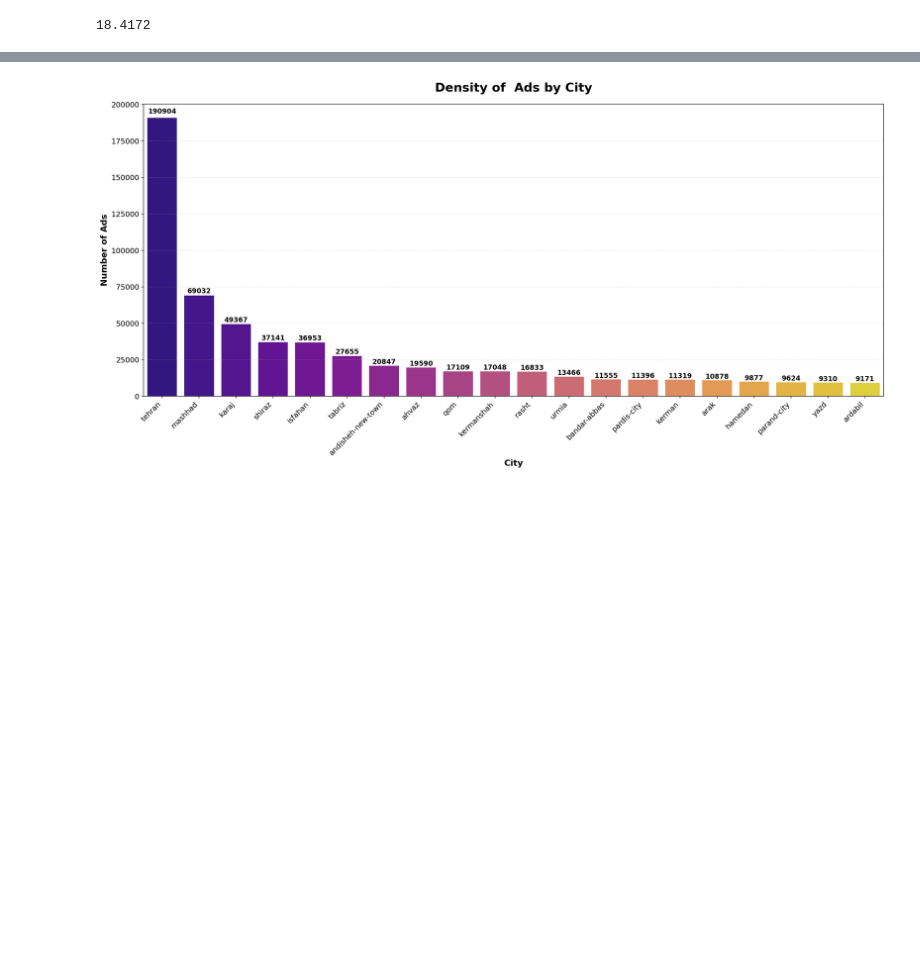
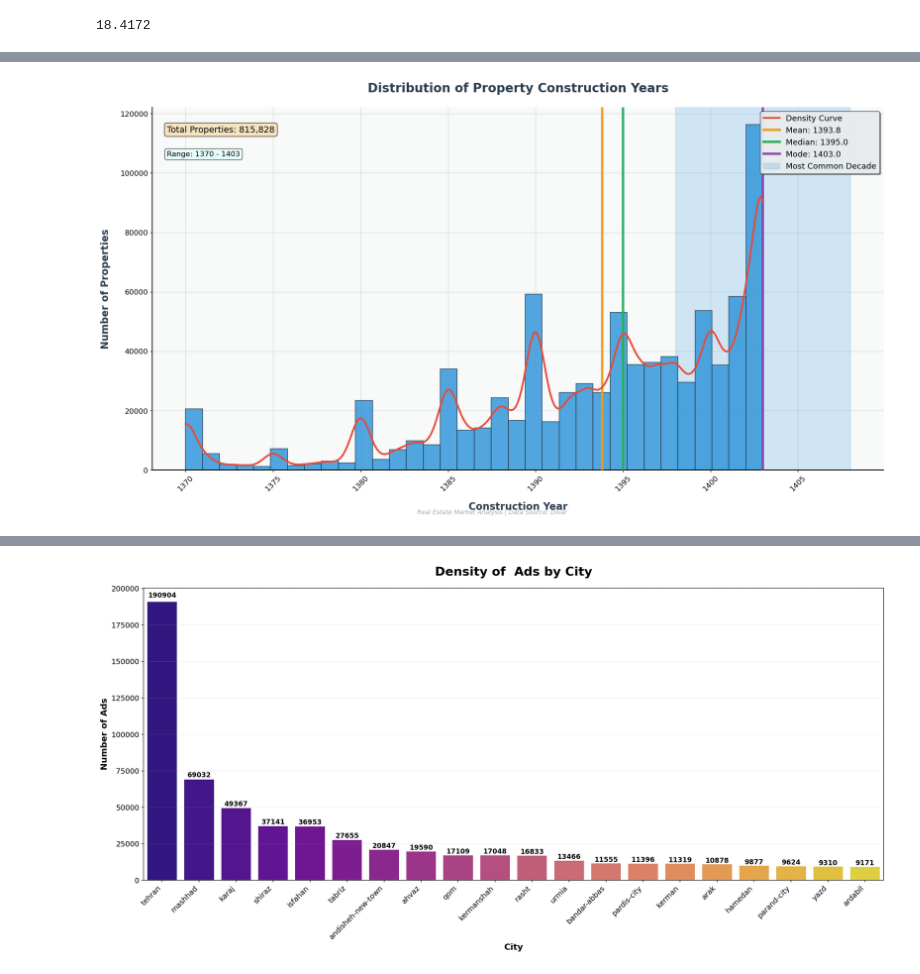
Before and after one commit to Quera-Project/Quera-BootCamp-Al, a Jupyter notebook: NoteBooks/01_statistical_Analysis.ipynb, the cells around one changed output, grey strips where cells are left out. Drawn from its saved outputs; the diff is of its cells as text; code cells hidden in the pictures; blank space fills up the shorter version.

```diff
--- a/NoteBooks/01_statistical_Analysis.ipynb
+++ b/NoteBooks/01_statistical_Analysis.ipynb
@@ -447,0 +290,86 @@ plt.show()
+# %%
+# Part 2: Enhanced Construction Year Distribution Visualization
+
+from scipy.stats import gaussian_kde
+plt.figure(figsize=(18, 10))
+
+# Prepare data
+clean_data = df['construction_year'].dropna()
+mean_year = clean_data.mean()
+median_year = clean_data.median()
+mode_year = clean_data.mode().iloc[0]
+
+# Create histogram with a more refined color scheme
+n, bins, patches = plt.hist(clean_data, bins=34, color='#3498DB', alpha=0.85,
+                            edgecolor='#2C3E50', linewidth=1.2, zorder=2,
+                            density=False)
+
+# Add a KDE curve for smoother distribution visualization
+kde = gaussian_kde(clean_data)
+x_range = np.linspace(clean_data.min(), clean_data.max(), 300)
+kde_values = kde(x_range) * len(clean_data) * \
+    (bins[1] - bins[0])  # Scale to match histogram
+plt.plot(x_range, kde_values, color='#E74C3C',
+         linewidth=3, label='Density Curve', zorder=4)
+
+# Customize the plot with better styling
+plt.title('Distribution of Property Construction Years',
+          fontsize=20, fontweight='bold', pad=25, color='#2C3E50')
+plt.xlabel('Construction Year', fontsize=16,
+           fontweight='semibold', color='#2C3E50', labelpad=15)
+plt.ylabel('Number of Properties', fontsize=16,
+           fontweight='semibold', color='#2C3E50', labelpad=15)
+
+# Add vertical lines for statistics with improved styling
+plt.axvline(mean_year, color='#F39C12', linestyle='-', linewidth=4,
+            label=f'Mean: {mean_year:.1f}', alpha=0.95, zorder=3)
+plt.axvline(median_year, color='#27AE60', linestyle='-', linewidth=4,
+            label=f'Median: {median_year:.1f}', alpha=0.95, zorder=3)
+plt.axvline(mode_year, color='#8E44AD', linestyle='-', linewidth=4,
+            label=f'Mode: {mode_year:.1f}', alpha=0.95, zorder=3)
+
+# Add a shaded region for the most common decade
+common_decade_start = mode_year - 5
+common_decade_end = mode_year + 5
+plt.axvspan(common_decade_start, common_decade_end, alpha=0.2, color='#3498DB',
+            label='Most Common Decade')
+
+# Add text annotations for important statistics
+plt.text(0.02, 0.95, f'Total Properties: {len(clean_data):,}', transform=plt.gca().transAxes,
+         fontsize=14, verticalalignment='top', bbox=dict(boxstyle='round', facecolor='wheat', alpha=0.8))
+
+plt.text(0.02, 0.88, f'Range: {clean_data.min():.0f} - {clean_data.max():.0f}', transform=plt.gca().transAxes,
+         fontsize=12, verticalalignment='top', bbox=dict(boxstyle='round', facecolor='lightcyan', alpha=0.7))
+
+# Add legend with better styling
+legend = plt.legend(fontsize=13, frameon=True, fancybox=True,
+                    shadow=True, loc='upper right')
+legend.get_frame().set_facecolor('#ECF0F1')
+legend.get_frame().set_alpha(0.95)
+legend.get_frame().set_edgecolor('#2C3E50')
+
+# Customize grid and spines
+plt.grid(True, alpha=0.3, linestyle='-',
+         linewidth=0.8, zorder=1, color='#7F8C8D')
+ax = plt.gca()
+ax.spines['top'].set_visible(False)
+ax.spines['right'].set_visible(False)
+ax.spines['left'].set_linewidth(1.5)
+ax.spines['bottom'].set_linewidth(1.5)
+ax.set_facecolor('#F8F9F9')
+
+# Improve tick labels
+plt.xticks(fontsize=12, rotation=45)
+plt.yticks(fontsize=12)
+
+# Add a subtle watermark
+plt.figtext(0.5, 0.01, 'Real Estate Market Analysis | Data Source: Divar',
+            ha='center', fontsize=10, style='italic', alpha=0.7, color='#7F8C8D')
+
+# Adjust layout to prevent clipping
+plt.tight_layout()
+
+# Show plot
+plt.show()
+# %% [output]
+[figure, added]
```
Also changed, not shown: parts of 33 cells of this notebook, 2 other files.
